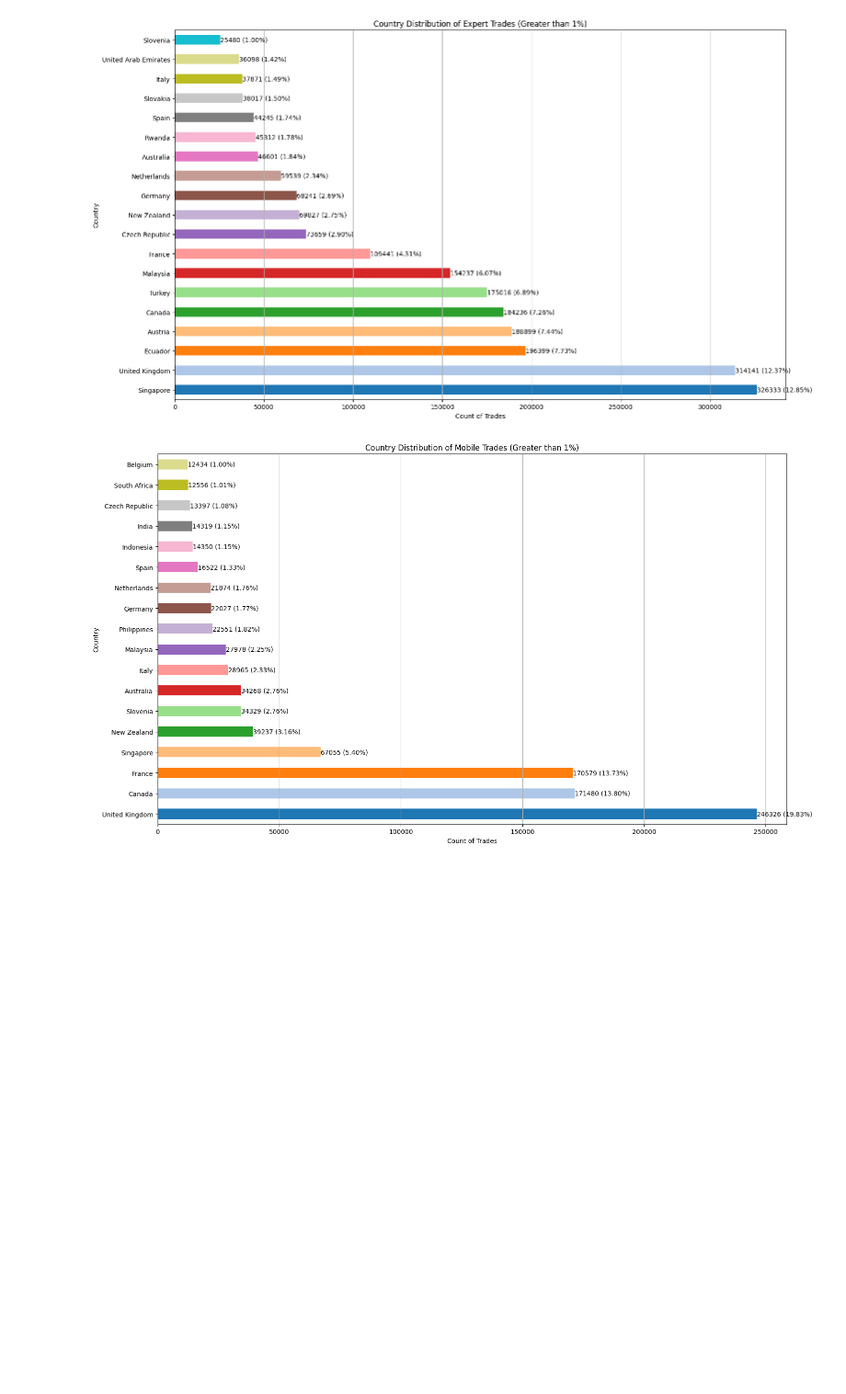
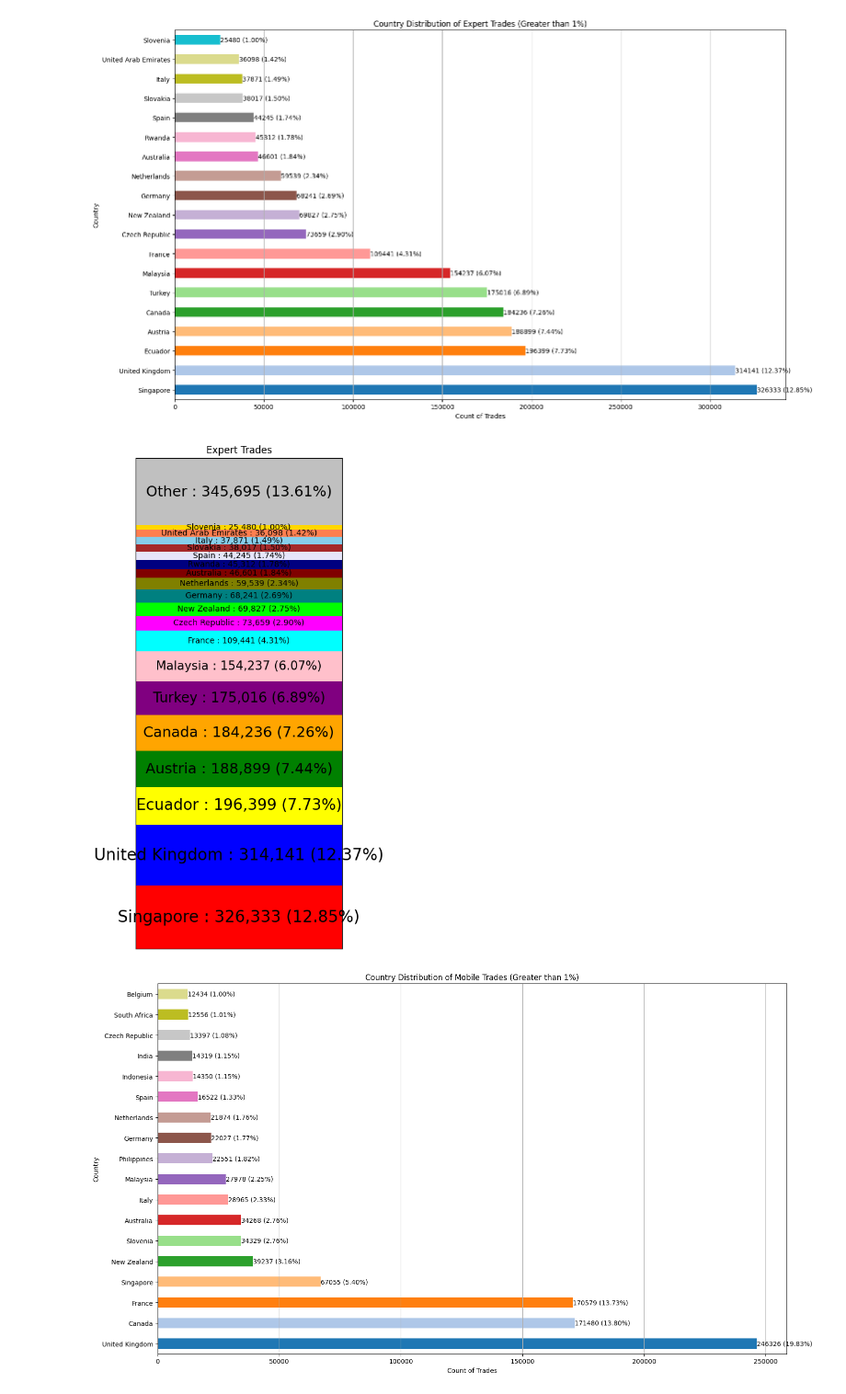
Before and after one commit to CommonCrayon/CapstoneProject, a Jupyter notebook: EDA_ReasonCountryDistribution.ipynb, the cells around one changed output. Shown at 92% size. Cells and saved outputs as stored; diff of their text form; code cells hidden in the pictures; blank space fills up the shorter version.

```diff
--- a/EDA_ReasonCountryDistribution.ipynb
+++ b/EDA_ReasonCountryDistribution.ipynb
@@ -324,6 +327,73 @@ plt.tight_layout()  # Adjust layout to prevent clipping of labels
 plt.show()  # Display plot
 # %% [output]
 [figure]
+# %%
+import pandas as pd
+import matplotlib.pyplot as plt
+
+# Read data
+trades_df = pd.read_csv("Dataset/trades.csv")  # Read trade data
+reason_df = trades_df[trades_df['reason'] == 1]  # Filter trades with reason code 1
+login_df = pd.read_csv("Dataset/login.csv")  # Read login data
+
+# Merge reason_df and login_df based on the "login" record
+merged_df = pd.merge(reason_df, login_df, on='login', how='left')
+
+# Replace country codes with mapped values
+merged_df['country'] = merged_df['country'].replace(country_mapping)  # Assuming country_mapping is defined somewhere
+
+# Count occurrences of each country
+country_counts = merged_df['country'].value_counts()
+
+# Calculate total count
+total_count = country_counts.sum()
+
+# Filter countries with less than 1% of total trades
+filtered_country_counts = country_counts[country_counts / total_count >= 0.01]
+other_country_counts = country_counts[country_counts / total_count < 0.01]
+
+# Plotting
+plt.figure(figsize=(5, 9))  # Set the figure size
+
+# Initialize the left position for bars
+bottom = 0
+
+# Define colors for bars
+colors = ['red', 'blue', 'yellow', 'green', 'orange', 'purple', 'pink', 'cyan', 'magenta',
+          'lime', 'teal', 'olive', 'maroon', 'navy', 'lavender', 'brown', 'skyblue', 'coral',
+          'gold', 'silver', 'indigo', 'turquoise', 'salmon', 'violet']
+
+def clamp(n, smallest, largest):
+    return max(smallest, min(n, largest))
+
+# Plot each bar
+bars = []
+for i, count in enumerate(filtered_country_counts):
+    bar = plt.bar([0], count, bottom=bottom, color=colors[i])
+
+    font_size = int(0.0001 * count)
+    font_size = clamp(font_size, 10, 20)
+
+    plt.text(0, bottom + count / 2, f"{filtered_country_counts.index[i]} : {count:,} ({(count / total_count) * 100:.2f}%)", va='center', ha='center', fontsize=font_size, color='black')
+
+    bars.append(bar)
+    bottom += count
+
+bar = plt.bar([0], other_country_counts.sum(), bottom=bottom, color=colors[i+1])
+plt.text(0, bottom + other_country_counts.sum() / 2, f"Other : {other_country_counts.sum():,} ({(other_country_counts.sum() / total_count) * 100:.2f}%)", va='center', ha='center', fontsize=18, color='black')
+bars.append(bar)
+bottom += other_country_counts.sum()
+
+plt.title('Expert Trades')
+plt.xticks([])  # Hide x-axis ticks
+plt.yticks([])  # Hide y-axis ticks
+
+plt.ylim([0, total_count])
+plt.xlim([-0.4, 0.4])
+plt.tight_layout()  # Adjust layout to prevent clipping of labels
+plt.show()  # Display plot
+# %% [output]
+[figure, added]
 # %%
 import pandas as pd
 import matplotlib.pyplot as plt
```
Also changed, not shown: parts of 1 cell of this notebook.
